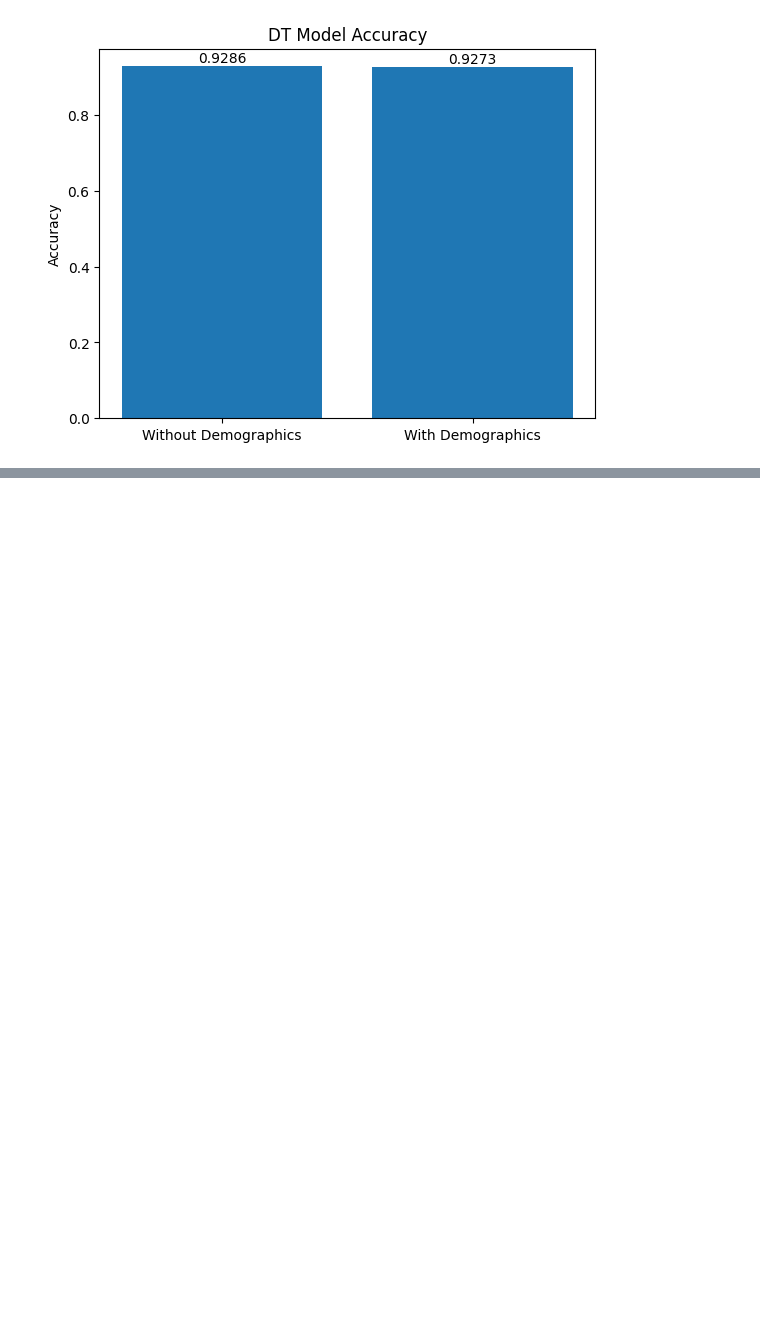
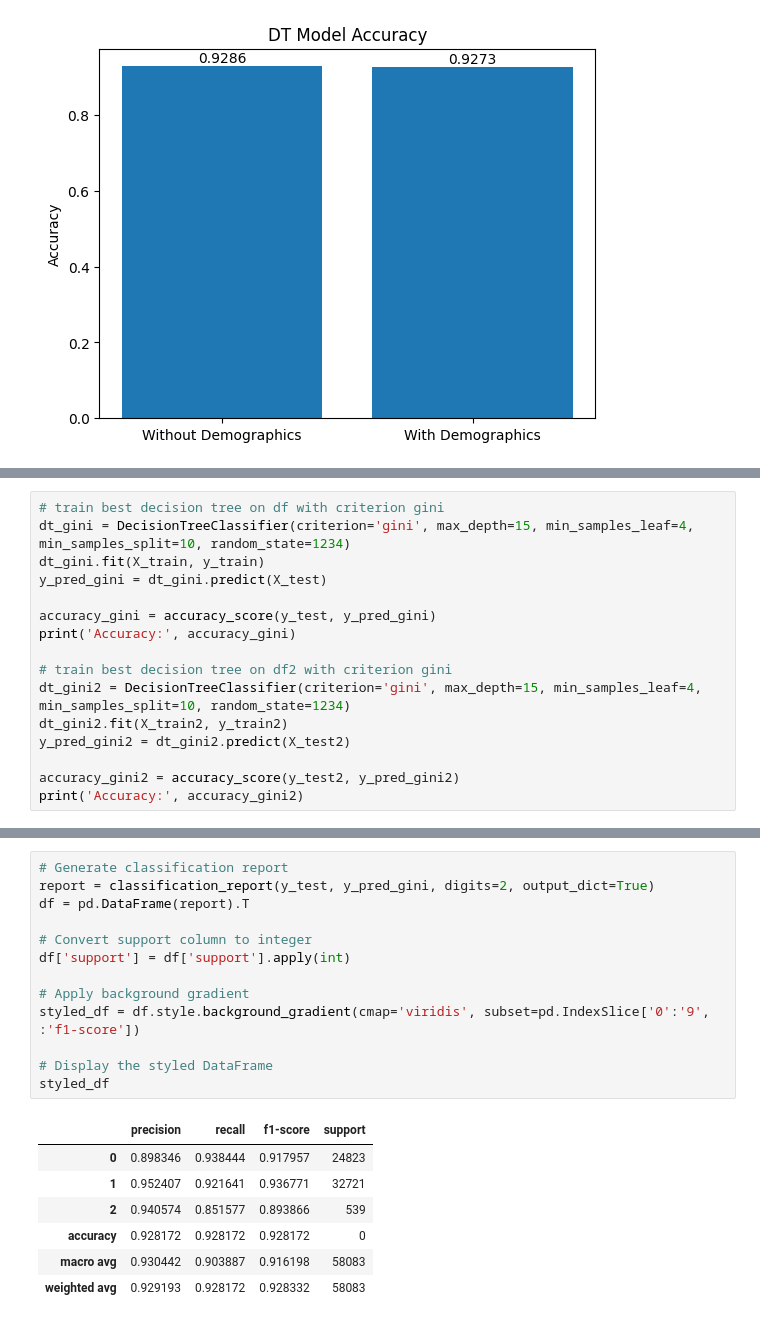
Before and after one commit to annahauk/CS513, a Jupyter notebook: models/DecisionTree.ipynb, the cells around one changed output, grey strips where cells are left out. Cells and saved outputs as stored; diff of their text form; blank space fills up the shorter version.

```diff
--- a/models/DecisionTree.ipynb
+++ b/models/DecisionTree.ipynb
@@ -383,0 +389,16 @@ plt.show()
+# %%
+# train best decision tree on df with criterion gini
+dt_gini = DecisionTreeClassifier(criterion='gini', max_depth=15, min_samples_leaf=4, min_samples_split=10, random_state=1234)
+dt_gini.fit(X_train, y_train)
+y_pred_gini = dt_gini.predict(X_test)
+
+accuracy_gini = accuracy_score(y_test, y_pred_gini)
+print('Accuracy:', accuracy_gini)
+
+# train best decision tree on df2 with criterion gini
+dt_gini2 = DecisionTreeClassifier(criterion='gini', max_depth=15, min_samples_leaf=4, min_samples_split=10, random_state=1234)
+dt_gini2.fit(X_train2, y_train2)
+y_pred_gini2 = dt_gini2.predict(X_test2)
+
+accuracy_gini2 = accuracy_score(y_test2, y_pred_gini2)
+print('Accuracy:', accuracy_gini2)
@@ -383,0 +434,21 @@ plt.show()
+# %%
+# Generate classification report
+report = classification_report(y_test, y_pred_gini, digits=2, output_dict=True)
+df = pd.DataFrame(report).T
+
+# Convert support column to integer
+df['support'] = df['support'].apply(int)
+
+# Apply background gradient
+styled_df = df.style.background_gradient(cmap='viridis', subset=pd.IndexSlice['0':'9', :'f1-score'])
+
+# Display the styled DataFrame
+styled_df
+# %% [output]
+|  | precision | recall | f1-score | support |
+| 0 | 0.898346 | 0.938444 | 0.917957 | 24823 |
+| 1 | 0.952407 | 0.921641 | 0.936771 | 32721 |
+| 2 | 0.940574 | 0.851577 | 0.893866 | 539 |
+| accuracy | 0.928172 | 0.928172 | 0.928172 | 0 |
+| macro avg | 0.930442 | 0.903887 | 0.916198 | 58083 |
+| weighted avg | 0.929193 | 0.928172 | 0.928332 | 58083 |
```
Also changed, not shown: parts of 9 cells of this notebook.
